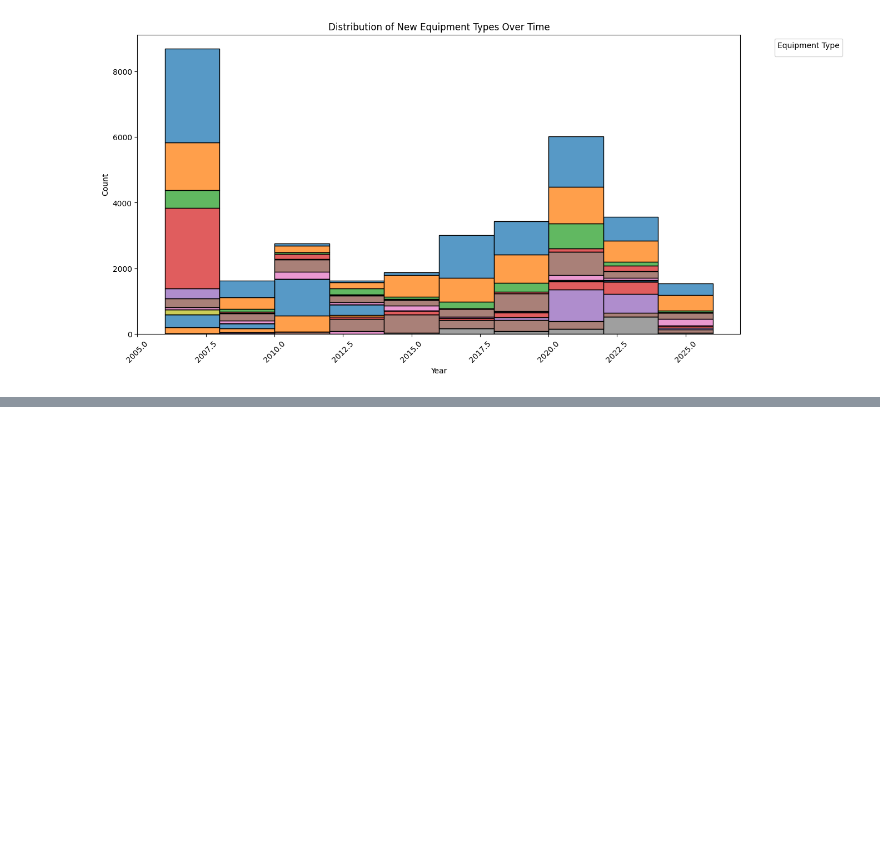
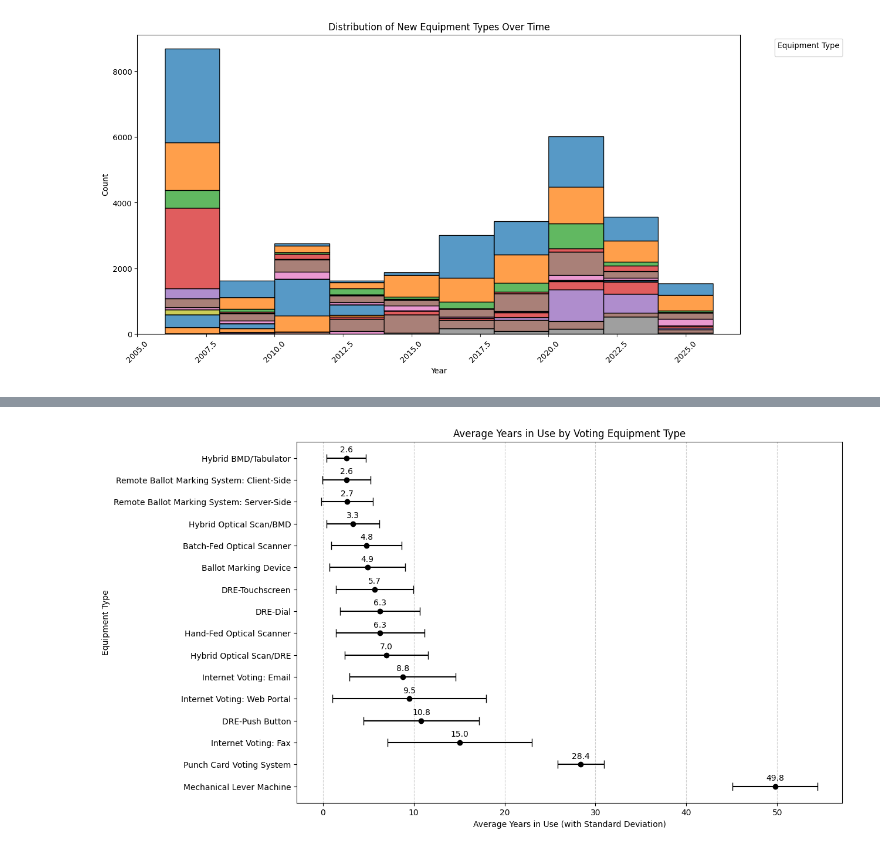
Before and after one commit to Bipartisan-Policy-Center/voting-equipment, a Jupyter notebook: analysis.ipynb, the cells around one changed output, grey strips where cells are left out. Saved outputs shown, nothing was run; the diff lists cells and outputs as text; code cells hidden in the pictures; blank space fills up the shorter version.

```diff
--- a/analysis.ipynb
+++ b/analysis.ipynb
@@ -196,0 +246,43 @@ g.despine(bottom=True, left=True)
+# %%
+replacement_by_type = {}
+
+# Calculate the average years in use and standard deviation for each equipment type
+for equipment in voting_equipment_types:
+    subset = voting_df[voting_df['Equipment Type'] == equipment]['Years in Use']
+    if not subset.empty:
+        replacement_by_type[equipment] = {
+            "Avg Years in Use": subset.mean(),
+            "Std Dev": subset.std()
+        }
+# Convert dictionary to DataFrame for plotting
+replacement_df = pd.DataFrame.from_dict(replacement_by_type, orient='index').reset_index()
+replacement_df.rename(columns={"index": "Equipment Type", "mean_years": "Avg Years in Use", "std_dev": "Std Dev"}, inplace=True)
+
+# Sort by average years in use for better visualization
+replacement_df = replacement_df.sort_values(by="Avg Years in Use", ascending=False)
+# %%
+# Set figure size
+plt.figure(figsize=(12, 8))
+
+# Plot each point with error bars for standard deviation
+plt.errorbar(
+    replacement_df["Avg Years in Use"],
+    replacement_df["Equipment Type"],
+    xerr=replacement_df["Std Dev"],
+    fmt="o", color="black", capsize=5, markersize=6
+)
+# Add data labels slightly above each dot
+for i, (avg, std) in enumerate(zip(replacement_df["Avg Years in Use"], replacement_df["Std Dev"])):
+    plt.text(avg, i + 0.2, f"{avg:.1f}", ha='center', va='bottom', fontsize=10, color="black")
+
+
+# Formatting
+plt.title("Average Years in Use by Voting Equipment Type")
+plt.xlabel("Average Years in Use (with Standard Deviation)")
+plt.ylabel("Equipment Type")
+plt.grid(axis="x", linestyle="--", alpha=0.6)
+
+# Show plot
+plt.show()
+# %% [output]
+[figure, added]
```
Also changed, not shown: parts of 13 cells of this notebook.
